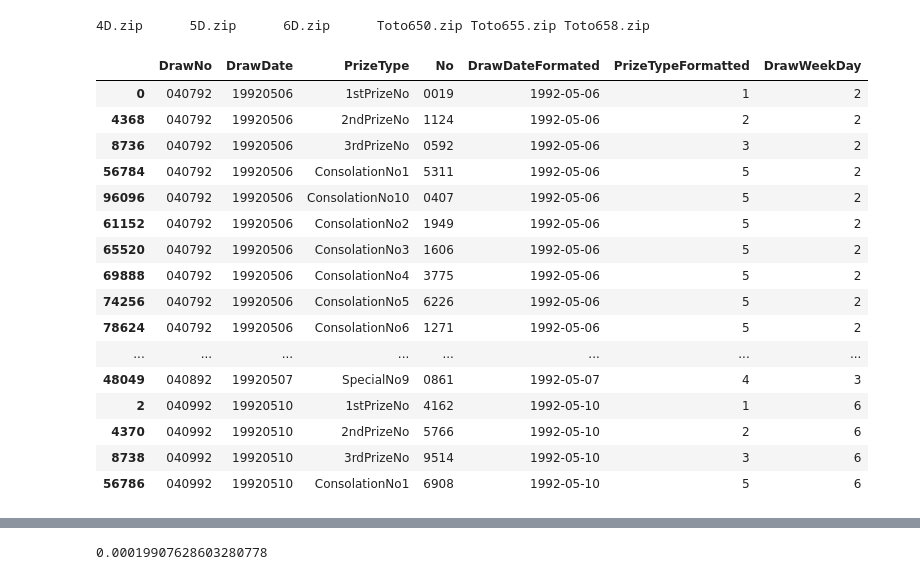
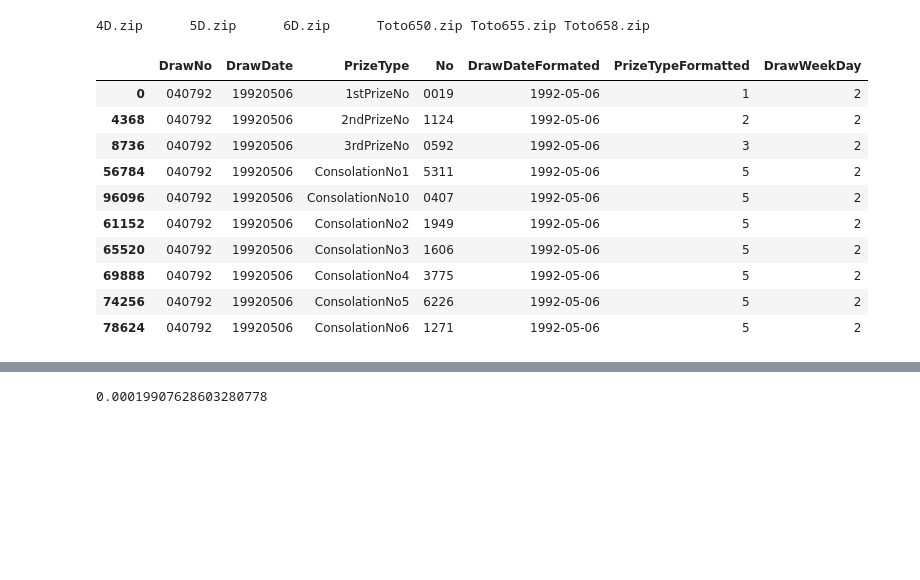
Before and after one commit to mengwangk/ai-playground, a Jupyter notebook: notebook/myInvestor-toolkit.ipynb, the cells around one changed output, grey strips where cells are left out. Drawn from its saved outputs; the diff is of its cells as text; code cells hidden in the pictures; blank space fills up the shorter version.

```diff
--- a/notebook/myInvestor-toolkit.ipynb
+++ b/notebook/myInvestor-toolkit.ipynb
@@ -31,40 +31,34 @@ def set_prize_type(row):
         return 3
     elif row['PrizeType'].startswith('Special'):
         return 4
     elif row['PrizeType'].startswith('Consolation'):
         return 5
     else:
         return 0
 
 def get_week_day(row):
     return row['DrawDateFormated'].weekday()
     #return calendar.day_name[row['DrawDateFormated'].weekday()]
 
 df_4d['PrizeTypeFormatted'] = df_4d.apply(set_prize_type, axis=1)
 df_4d['DrawWeekDay'] = df_4d.apply(get_week_day, axis=1)
 
 #df_4d = df_4d.set_index(['DrawNo', 'DrawDate'])
 
-df_4d.head(50)
+df_4d.head(10)
 #df_4d.count
 # %% [output]
 |  | DrawNo | DrawDate | PrizeType | No | DrawDateFormated | PrizeTypeFormatted | DrawWeekDay |
 | 0 | 040792 | 19920506 | 1stPrizeNo | 0019 | 1992-05-06 | 1 | 2 |
 | 4368 | 040792 | 19920506 | 2ndPrizeNo | 1124 | 1992-05-06 | 2 | 2 |
 | 8736 | 040792 | 19920506 | 3rdPrizeNo | 0592 | 1992-05-06 | 3 | 2 |
 | 56784 | 040792 | 19920506 | ConsolationNo1 | 5311 | 1992-05-06 | 5 | 2 |
 | 96096 | 040792 | 19920506 | ConsolationNo10 | 0407 | 1992-05-06 | 5 | 2 |
 | 61152 | 040792 | 19920506 | ConsolationNo2 | 1949 | 1992-05-06 | 5 | 2 |
 | 65520 | 040792 | 19920506 | ConsolationNo3 | 1606 | 1992-05-06 | 5 | 2 |
 | 69888 | 040792 | 19920506 | ConsolationNo4 | 3775 | 1992-05-06 | 5 | 2 |
 | 74256 | 040792 | 19920506 | ConsolationNo5 | 6226 | 1992-05-06 | 5 | 2 |
 | 78624 | 040792 | 19920506 | ConsolationNo6 | 1271 | 1992-05-06 | 5 | 2 |
-| ... | ... | ... | ... | ... | ... | ... | ... |
-| 48049 | 040892 | 19920507 | SpecialNo9 | 0861 | 1992-05-07 | 4 | 3 |
-| 2 | 040992 | 19920510 | 1stPrizeNo | 4162 | 1992-05-10 | 1 | 6 |
-| 4370 | 040992 | 19920510 | 2ndPrizeNo | 5766 | 1992-05-10 | 2 | 6 |
-| 8738 | 040992 | 19920510 | 3rdPrizeNo | 9514 | 1992-05-10 | 3 | 6 |
-| 56786 | 040992 | 19920510 | ConsolationNo1 | 6908 | 1992-05-10 | 5 | 6 |
 # %%
 %matplotlib notebook
 import numpy as np
```
Also changed, not shown: parts of 16 cells of this notebook, 2 other files.
